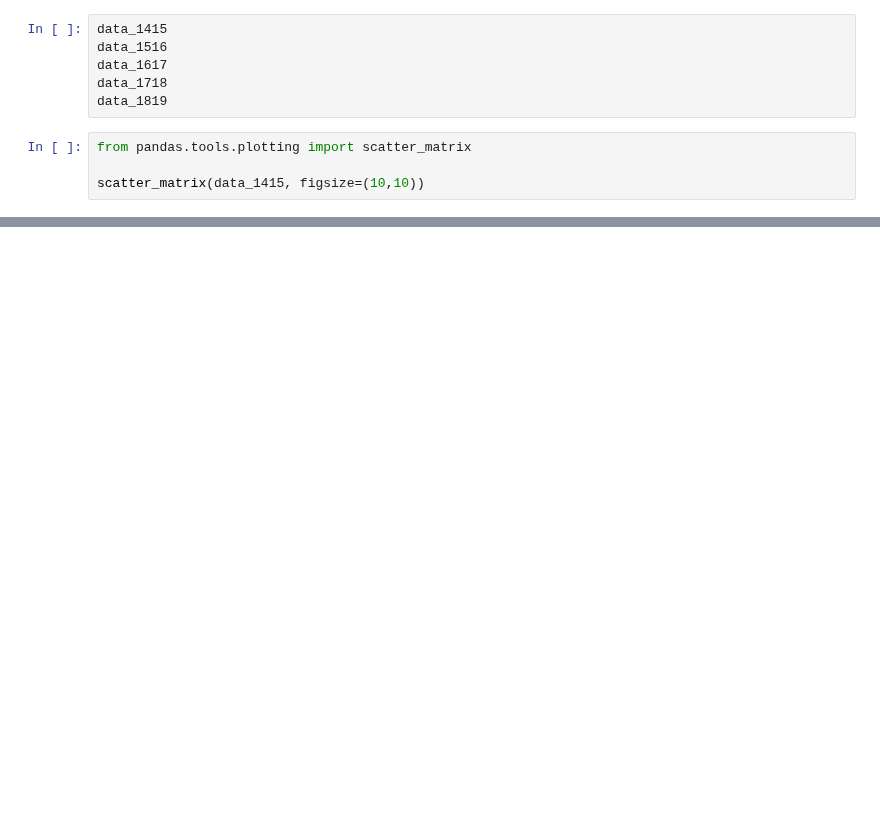
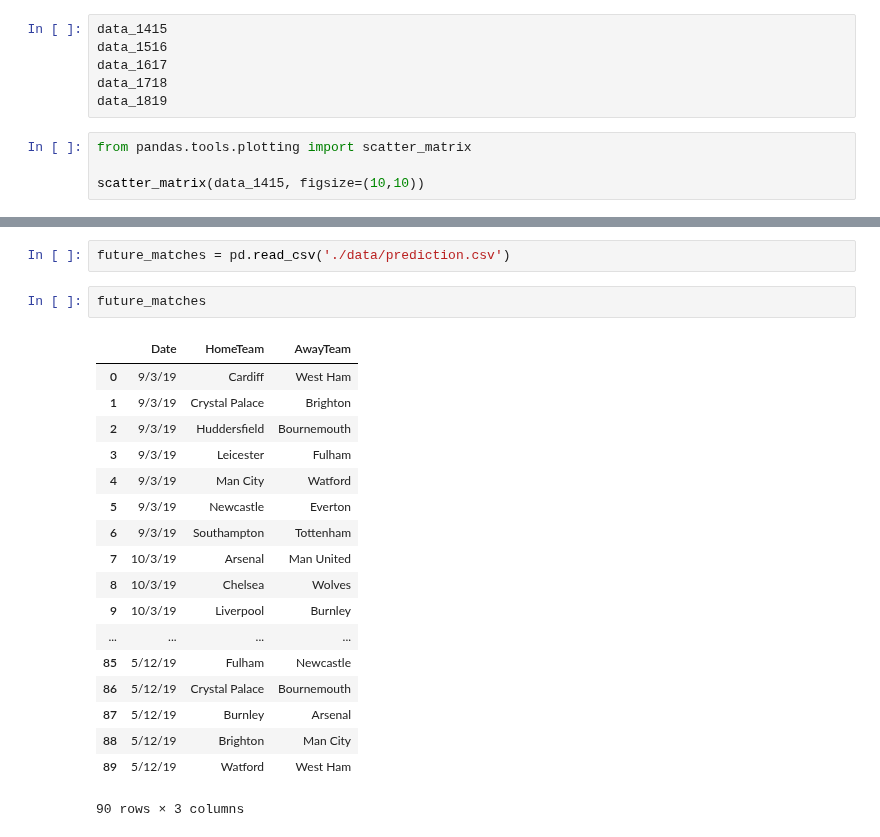
Before and after one commit to info370a-w19-finalproject2/final_project, a Jupyter notebook: won_report.ipynb, the cells around one changed output, grey strips where cells are left out. Cells and saved outputs as stored; diff of their text form; blank space fills up the shorter version.

```diff
--- a/won_report.ipynb
+++ b/won_report.ipynb
@@ -184,0 +269,23 @@ scatter_matrix(data_1415, figsize=(10,10))
+# %%
+future_matches = pd.read_csv('./data/prediction.csv')
+# %%
+future_matches
+# %% [output]
+|  | Date | HomeTeam | AwayTeam |
+| 0 | 9/3/19 | Cardiff | West Ham |
+| 1 | 9/3/19 | Crystal Palace | Brighton |
+| 2 | 9/3/19 | Huddersfield | Bournemouth |
+| 3 | 9/3/19 | Leicester | Fulham |
+| 4 | 9/3/19 | Man City | Watford |
+| 5 | 9/3/19 | Newcastle | Everton |
+| 6 | 9/3/19 | Southampton | Tottenham |
+| 7 | 10/3/19 | Arsenal | Man United |
+| 8 | 10/3/19 | Chelsea | Wolves |
+| 9 | 10/3/19 | Liverpool | Burnley |
+| ... | ... | ... | ... |
+| 85 | 5/12/19 | Fulham | Newcastle |
+| 86 | 5/12/19 | Crystal Palace | Bournemouth |
+| 87 | 5/12/19 | Burnley | Arsenal |
+| 88 | 5/12/19 | Brighton | Man City |
+| 89 | 5/12/19 | Watford | West Ham |
+90 rows × 3 columns
```
Also changed, not shown: parts of 8 cells of this notebook, 1 other file.
